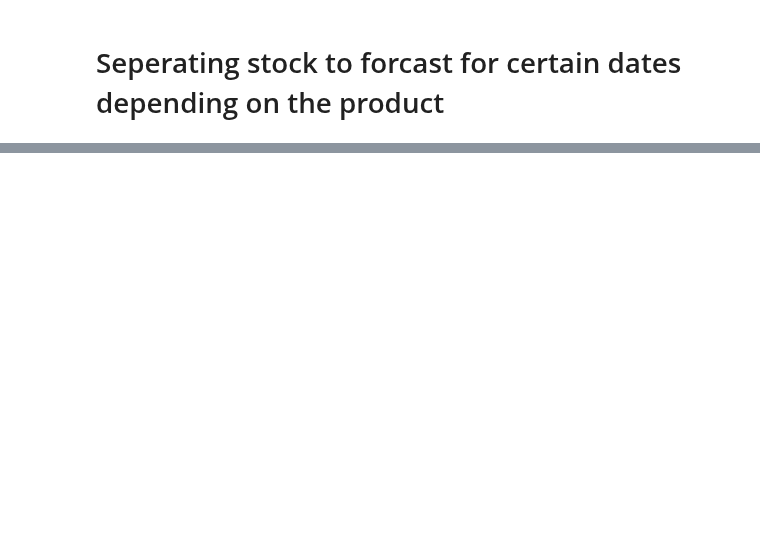
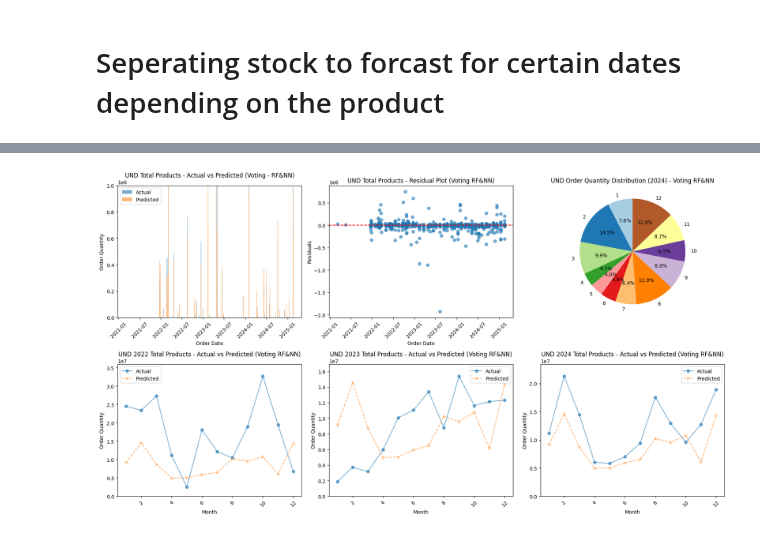
Before and after one commit to mwilko/SCM-Predictive-Analytics, a Jupyter notebook: notebooks/individual_stock_forecast.ipynb, the cells around one changed output, grey strips where cells are left out. Drawn from its saved outputs; the diff is of its cells as text; code cells hidden in the pictures; blank space fills up the shorter version.

Commit message:
retrying nn and voting implementations / documenting & plots for results

```diff
--- a/notebooks/individual_stock_forecast.ipynb
+++ b/notebooks/individual_stock_forecast.ipynb
@@ -1019,0 +634,6 @@ Epoch 6/10
+# %%
+from sklearn.ensemble import VotingRegressor
+
+rf_nn_voting = VotingRegressor(estimators=[('rf', RandomForestRegressor(**rf_params)), ('nn', KerasRegressor(build_fn=create_nn_model, input_shape=input_shape, **nn_params))])
+rf_nn_voting.fit(X_train_scaled, y_train)
+y_pred_rf_nn_voting = rf_nn_voting.predict(X_val_scaled)
@@ -1019,0 +828,77 @@ Epoch 6/10
+# %%
+import matplotlib.pyplot as plt
+import numpy as np
+import pandas as pd
+
+# Create a DetailedOrderDate column using week and weekday information.
+df['DetailedOrderDate'] = pd.to_datetime(
+    customer_total['order_year'].astype(str) +
+    customer_total['order_week'].astype(str).str.zfill(2) +
+    customer_total['order_weekday'].astype(str),
+    format='%Y%W%w'
+)
+
+# Subplots
+fig, axes = plt.subplots(nrows=2, ncols=3, figsize=(18, 10))
+fig.subplots_adjust(hspace=0.4, wspace=0.3)  # Adjust layout for better spacing
+
+# Bar plot: Actual vs. Predicted Order Quantity
+axes[0, 0].bar(df.loc[y_val.index, 'DetailedOrderDate'], y_val, label='Actual', alpha=0.6)
+axes[0, 0].bar(df.loc[y_val.index, 'DetailedOrderDate'], y_pred_rf_nn_voting, label='Predicted', alpha=0.6)
+axes[0, 0].set_xlabel('Order Date')
+axes[0, 0].set_ylabel('Order Quantity')
+axes[0, 0].set_title(f'{custom_ref} Total Products - Actual vs Predicted (Voting - RF&NN)')
+axes[0, 0].set_ylim(0, 1_000_000)
+axes[0, 0].legend()
+axes[0, 0].tick_params(axis='x', rotation=45)
+
+# Residual Plot
+residuals = y_val - y_pred_rf_nn_voting
+axes[0, 1].scatter(df.loc[y_val.index, 'DetailedOrderDate'], residuals, alpha=0.6)
+axes[0, 1].axhline(y=0, color='r', linestyle='--')
+axes[0, 1].set_xlabel('Order Date')
+axes[0, 1].set_ylabel('Residuals')
+axes[0, 1].set_title(f'{custom_ref} Total Products - Residual Plot (Voting RF&NN)')
+axes[0, 1].tick_params(axis='x', rotation=45)
+
+# Pie Chart: Order Quantity per Month (2024)
+order_2024 = df[df['order_year'] == 2024].groupby('order_month')['OrderQuantity'].sum()
+axes[0, 2].pie(order_2024, labels=order_2024.index, autopct='%1.1f%%', startangle=90, colors=plt.cm.Paired.colors)
+axes[0, 2].set_title(f'{custom_ref} Order Quantity Distribution (2024) - Voting RF&NN')
+
+# Line Plots: Yearly Trends
+for i, year in enumerate([2022, 2023, 2024]):
+    yearly_df = df[df['order_year'] == year]
+
+    if yearly_df.empty:
+        continue  # skip if no data for that year
+
+    # Aggregate OrderQuantity per month
+    monthly_actual = yearly_df.groupby('order_month')['OrderQuantity'].sum()
+
+    # Convert total_y_pred_rf to Pandas Series with index from customer_total
+    pred_series = pd.Series(y_pred_rf_nn_voting, index=y_val.index)
+
+    # Group predictions by month
+    monthly_predicted = pred_series.groupby(df.loc[y_val.index, 'order_month']).sum()
+
+    # Sort for proper plotting
+    monthly_actual = monthly_actual.sort_index()
+    monthly_predicted = monthly_predicted.reindex(monthly_actual.index)  # Ensure same months
+
+    # Plot actual and predicted values for the year
+    axes[1, i].plot(monthly_actual.index, monthly_actual, label='Actual', alpha=0.6, marker='o', linestyle='-')
+    axes[1, i].plot(monthly_predicted.index, monthly_predicted, label='Predicted', alpha=0.6, marker='x', linestyle='--')
+
+    axes[1, i].set_xlabel('Month')
+    axes[1, i].set_ylabel('Order Quantity')
+    axes[1, i].set_title(f'{custom_ref} {year} Total Products - Actual vs Predicted (Voting RF&NN)')
+    axes[1, i].set_ylim(0, max(monthly_actual.max(), monthly_predicted.max()) * 1.1)  # Scale Y axis
+    axes[1, i].legend()
+    axes[1, i].tick_params(axis='x', rotation=45)
+
+# Adjust layout for better spacing between subplots
+plt.tight_layout()
+plt.show()
+# %% [output]
+[figure, added]
```
Also changed, not shown: parts of 26 cells of this notebook, 3 other files.
